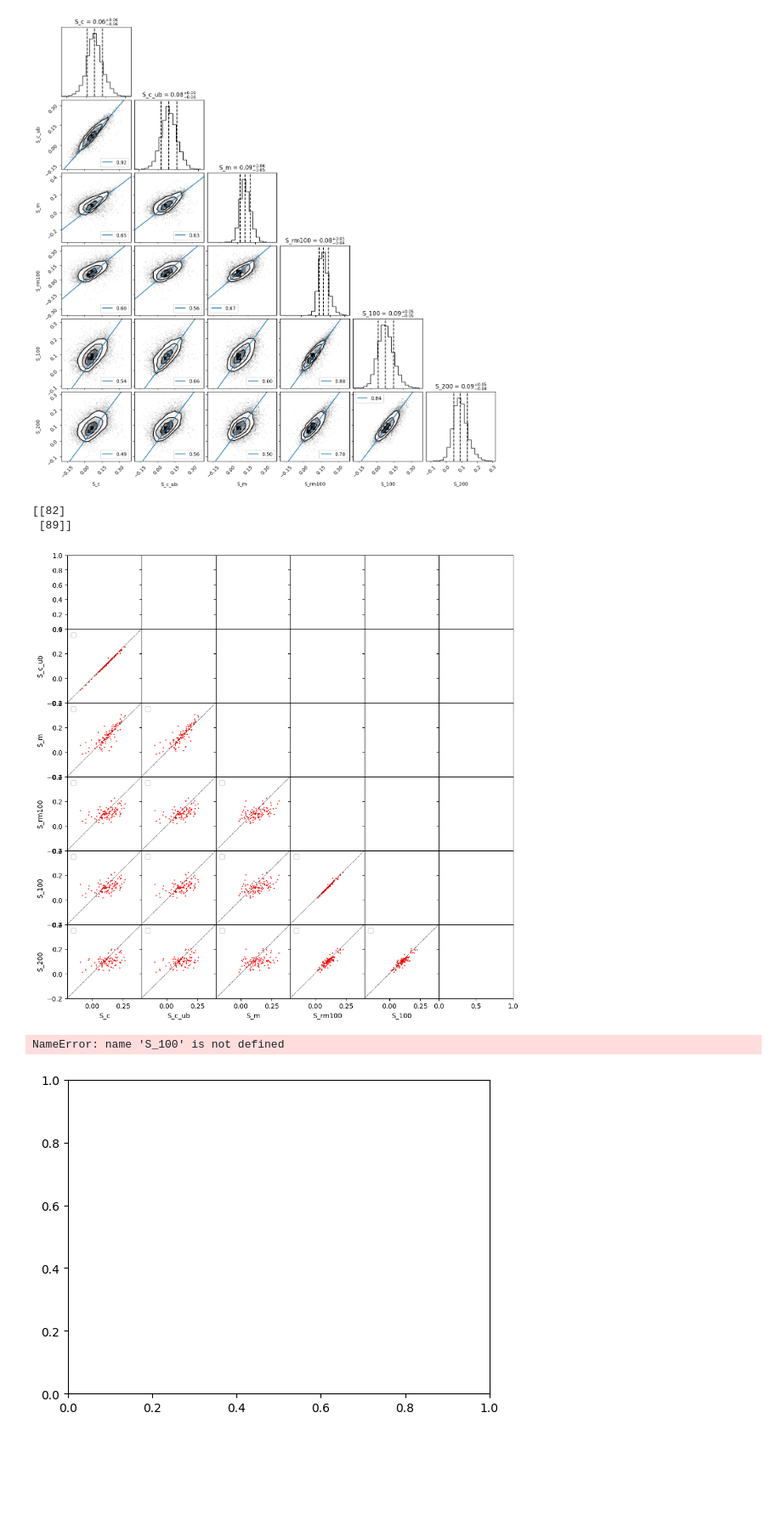
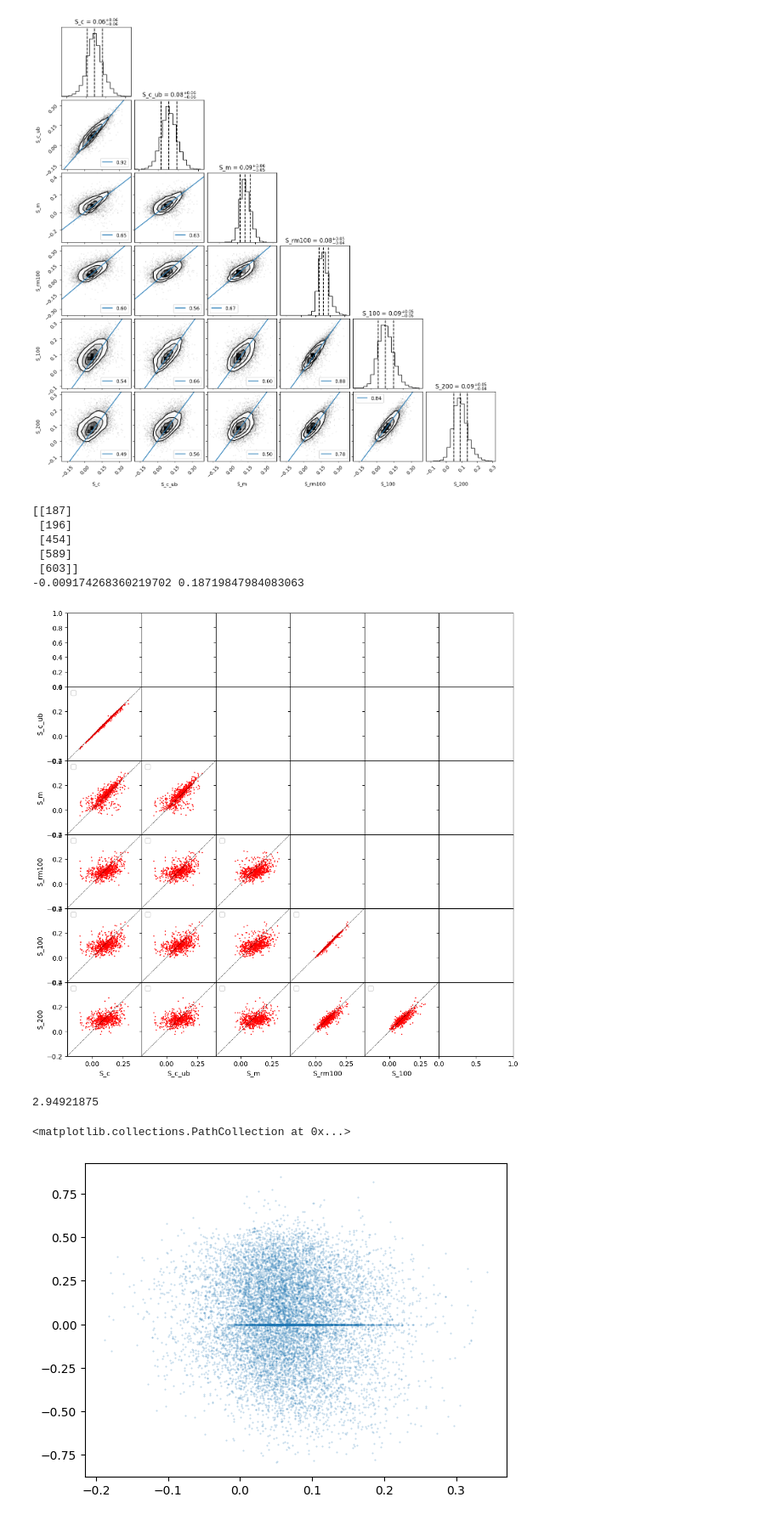
Before and after one commit to yjqqyjq/code, a Jupyter notebook: plot_s.ipynb, the cells around one changed output. Shown at 85% size. Saved outputs shown, nothing was run; the diff lists cells and outputs as text; code cells hidden in the pictures; blank space fills up the shorter version.

```diff
--- a/plot_s.ipynb
+++ b/plot_s.ipynb
@@ -45,29 +45,25 @@ S_100=np.array(f["S_r100"])
 S_rm=np.array(f["S_mem_r100"])
 S_c_ub=np.array(f["S_cen_unbound"])
 R_sat=np.array(f["R_sat_100"])
-
+R_mms=np.array(f["R_mms"])
+S_sat=np.array(f["S_sat"])
 f.close()
 
 index_c=np.argpartition(S_c, -10)[-10:]
 index_100=np.argpartition(S_100, -10)[-10:]
 index_m=np.argpartition(S_m, -10)[-10:]
-print(np.argwhere((S_100<-0.05)*(S_100>-10)))
+print(S_100[66],S_c_ub[66],R_mms[66])
 #index_100=np.argwhere(S_c>S_m)
-
+f=h5py.File("/Users/24756376/data/Flamingo/L1000N0900/S_dist.hdf5",'r')
+S_100_all=np.array(f["S_r100"])
+S_200_all=np.array(f["S_r200"])
+S_50_all=np.array(f["S_r50"])
+S_2_all=np.array(f["S_r2"])
+S_4_all=np.array(f["S_r4"])
+S_6_all=np.array(f["S_r6"])
+f.close()
+print(R_mms[66],R_mms[82])
 '''
-S_m=S_m[(S_m<10)*(S_c>-0.3)]
-S_100=S_100[(S_100<10)*(S_c>-0.3)]
-S_200=S_200[(S_200<10)*(S_c>-0.3)]
-S_rm=S_rm[(S_rm<10)*(S_c>-0.3)]
-S_mms=S_mms[(S_c<10)*(S_c>-0.3)]
-
-S_rm50=S_rm50[(S_rm50<10)*(S_c>-0.3)]
-S_50=S_50[(S_50<10)*(S_c>-0.3)]
-S_c=S_c[(S_c<10)*(S_c>-0.3)]
-
-
-
-#r,p=pearsonr(x, y)
 
 
 fig = plt.figure()
@@ -136,7 +117,7 @@ import numpy as np
 
     # Generate some dummy MCMC samples (replace with your actual samples)
 
-samples = np.array([S_c,S_c_ub,S_m,S_rm,S_100,S_200]).T[0:100]
+samples = np.array([S_c,S_c_ub,S_m,S_rm,S_100,S_200]).T[0:659]
 labels=["S_c","S_c_ub", "S_m","S_rm100", "S_100","S_200"]
 #print(samples)
     # Create the corner plot
@@ -144,9 +125,9 @@ fig = plt.figure(figsize=(12,12))
 gs = fig.add_gridspec(6,6, hspace=0, wspace=0)
 axes = gs.subplots(sharex='col', sharey='row')
 
-#print(np.argwhere((samples[:,1]-samples[:,4]<00.1)+(samples[:,1]-samples[:,4]<-0.1)))
-print(np.argwhere((samples[:,1]<0)*(samples[:,4]<0.05)))#sat larger than cen????
-#print(np.argwhere((samples[:,1]>0.2)*(samples[:,4]>0.15)))
+print(np.argwhere(((samples[:,4]>0.25))))
+#print(np.argwhere((samples[:,1]-samples[:,4]<-0.15)))#sat larger than cen????
+print(samples[:,1][141],samples[:,4][141])
 for yi in range(6):
     for xi in range(yi):
         ax = axes[yi,xi]
@@ -166,34 +147,43 @@ for yi in range(6):
 #        ax.scatter(samples[:,xi][index_100],samples[:,yi][index_100],s=0.3,alpha=0.5,color='r')
         ax.legend()
 # %% [output]
-[[82]
- [89]]
+[[187]
+ [196]
+ [454]
+ [589]
+ [603]]
+-0.009174268360219702 0.18719847984083063
-[figure, old version]
+[figure, new version]
 # %%
 import matplotlib.pyplot as plt
 import numpy as np
 import h5py
 f=h5py.File("/Users/24756376/data/Flamingo/L1000N0900/halos_ranked.hdf5",'r')
 c=np.array(f["c200"])
 r200=np.array(f["r200"])
 r100=np.array(f["r100"])
 r50=np.array(f["r50"])
 mass=np.array(f['mass'])[r200>0]
 r200=r200[r200!=0]
 r100=r100[r100!=0]
 r50=r50[r50!=0]
 c=c[c!=0]
 f.close()
-
+print(r100[66])
 fig = plt.figure()
 ax=plt.subplot(1,1,1)
+ax.scatter(S_c,S_sat,s=0.2,alpha=0.3)
+#ax.scatter(r200,S_200_all,s=0.2,alpha=0.3)
+#ax.scatter(R_mms,S_100-S_c_ub,s=0.2,alpha=0.3)
+#ax.scatter(r200,S_50_all,color="red",s=0.2,alpha=0.2)
+#ax.scatter(r200,S_2_all,s=0.2,alpha=0.3)
+#ax.scatter(r200,S_4_all,s=0.2,alpha=0.3)
+#ax.scatter(r200,S_6_all,s=0.2,color="red",alpha=0.3)
 
-p=ax.scatter(c[S_100>-10],(r100/r200)[S_100>-10],c=r200[S_100>-10],s=0.2,alpha=0.5)
-ax.scatter(c[S_c>0.2],(r100/r200)[S_c>0.2],c="k",s=0.5)
-plt.colorbar(p)
-print((r100/r200)[np.argwhere(S_100>0.3)])
-#ax.scatter(r200,r50/r100,s=0.2,alpha=0.1)
+
+#ax.set_xscale("log")
 # %% [output]
-NameError: name 'S_100' is not defined
+2.94921875
+<matplotlib.collections.PathCollection at 0x...>
-[figure, old version]
+[figure, new version]
 # %%
```
Also changed, not shown: parts of 6 cells of this notebook, 18 other files.
